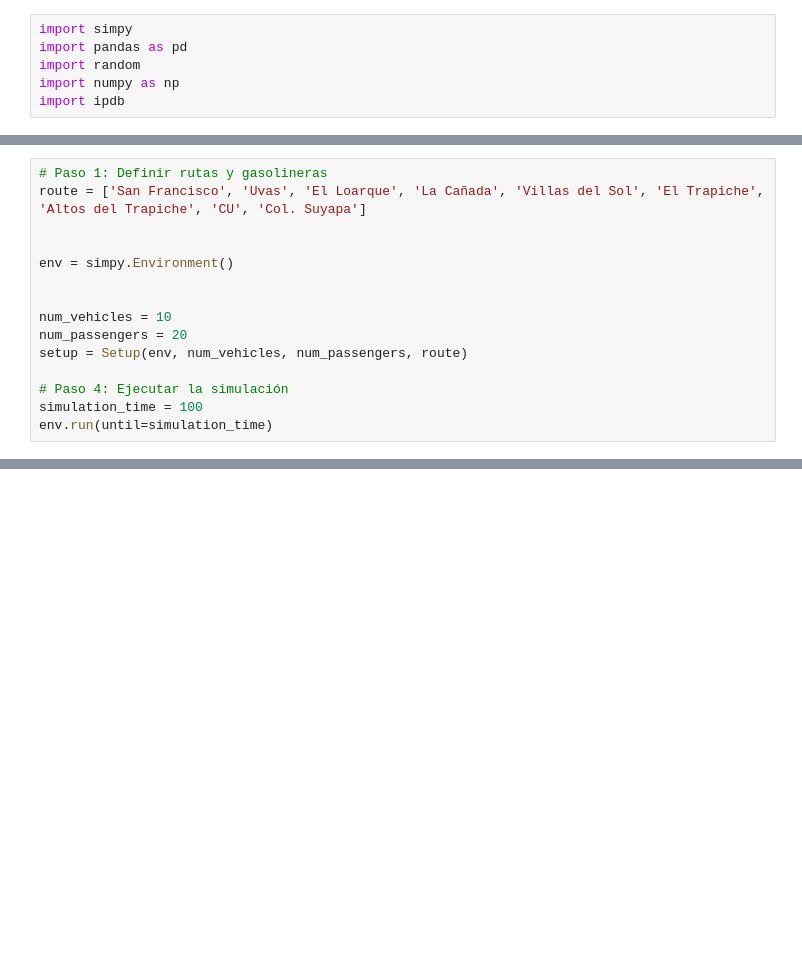
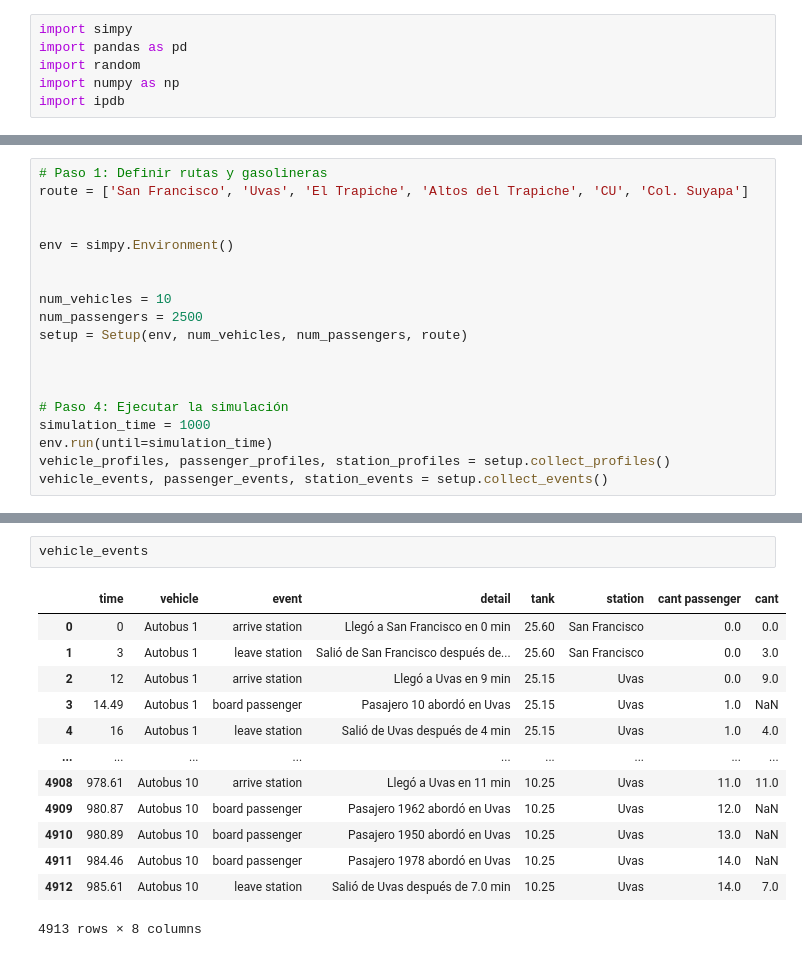
Before and after one commit to JocsanRueda/Teoria-de-la-simulacion-, a Jupyter notebook: Unidad I/proyecto_final.ipynb, the cells around one changed output, grey strips where cells are left out. Saved outputs shown, nothing was run; the diff lists cells and outputs as text; blank space fills up the shorter version.

```diff
--- a/Unidad I/proyecto_final.ipynb
+++ b/Unidad I/proyecto_final.ipynb
@@ -295,15 +524,19 @@ class Setup:
 # %%
 # Paso 1: Definir rutas y gasolineras
-route = ['San Francisco', 'Uvas', 'El Loarque', 'La Cañada', 'Villas del Sol', 'El Trapiche', 'Altos del Trapiche', 'CU', 'Col. Suyapa']
+route = ['San Francisco', 'Uvas', 'El Trapiche', 'Altos del Trapiche', 'CU', 'Col. Suyapa']
 
 
 env = simpy.Environment()
 
 
 num_vehicles = 10
-num_passengers = 20
+num_passengers = 2500
 setup = Setup(env, num_vehicles, num_passengers, route)
 
+
+
 # Paso 4: Ejecutar la simulación
-simulation_time = 100
+simulation_time = 1000
 env.run(until=simulation_time)
+vehicle_profiles, passenger_profiles, station_profiles = setup.collect_profiles()
+vehicle_events, passenger_events, station_events = setup.collect_events()
@@ -327,0 +619,16 @@ tiempo 99: El vehiculo ha salido de la estacion El Trapiche despues de 5 min
+# %%
+vehicle_events
+# %% [output]
+|  | time | vehicle | event | detail | tank | station | cant passenger | cant |
+| 0 | 0 | Autobus 1 | arrive station | Llegó a San Francisco en 0 min | 25.60 | San Francisco | 0.0 | 0.0 |
+| 1 | 3 | Autobus 1 | leave station | Salió de San Francisco después de... | 25.60 | San Francisco | 0.0 | 3.0 |
+| 2 | 12 | Autobus 1 | arrive station | Llegó a Uvas en 9 min | 25.15 | Uvas | 0.0 | 9.0 |
+| 3 | 14.49 | Autobus 1 | board passenger | Pasajero 10 abordó en Uvas | 25.15 | Uvas | 1.0 | NaN |
+| 4 | 16 | Autobus 1 | leave station | Salió de Uvas después de 4 min | 25.15 | Uvas | 1.0 | 4.0 |
+| ... | ... | ... | ... | ... | ... | ... | ... | ... |
+| 4908 | 978.61 | Autobus 10 | arrive station | Llegó a Uvas en 11 min | 10.25 | Uvas | 11.0 | 11.0 |
+| 4909 | 980.87 | Autobus 10 | board passenger | Pasajero 1962 abordó en Uvas | 10.25 | Uvas | 12.0 | NaN |
+| 4910 | 980.89 | Autobus 10 | board passenger | Pasajero 1950 abordó en Uvas | 10.25 | Uvas | 13.0 | NaN |
+| 4911 | 984.46 | Autobus 10 | board passenger | Pasajero 1978 abordó en Uvas | 10.25 | Uvas | 14.0 | NaN |
+| 4912 | 985.61 | Autobus 10 | leave station | Salió de Uvas después de 7.0 min | 10.25 | Uvas | 14.0 | 7.0 |
+4913 rows × 8 columns
```
Also changed, not shown: parts of 43 cells of this notebook.
